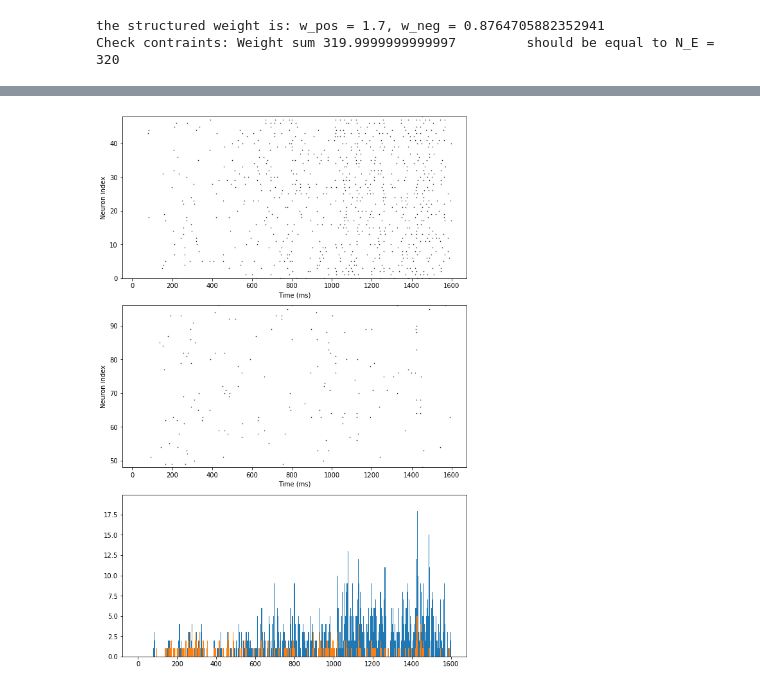
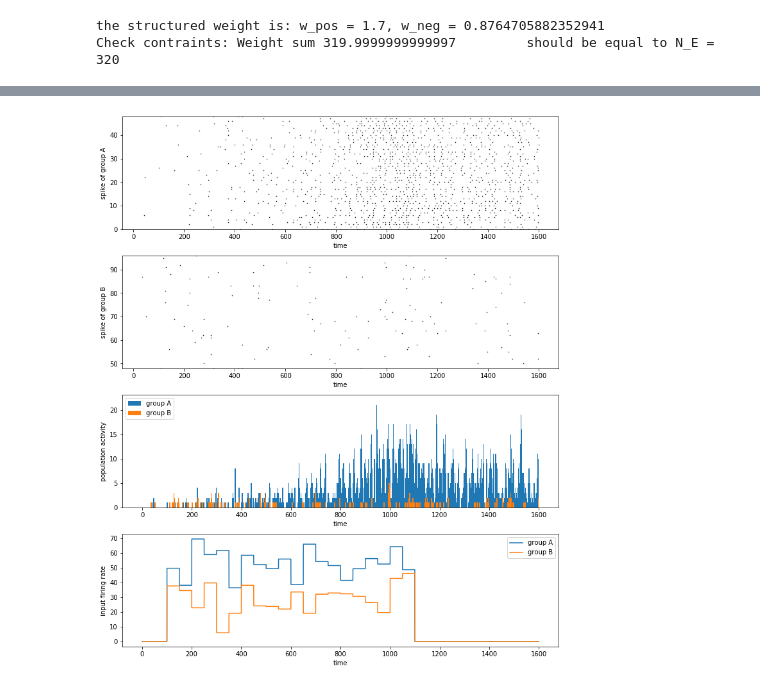
Before and after one commit to quanpeng0/BrainModels, a Jupyter notebook: docs/examples/from_papers/Wang_2002_decision_making_spiking.ipynb, the cells around one changed output, grey strips where cells are left out. Cells and saved outputs as stored; diff of their text form; code cells hidden in the pictures.

```diff
--- a/docs/examples/from_papers/Wang_2002_decision_making_spiking.ipynb
+++ b/docs/examples/from_papers/Wang_2002_decision_making_spiking.ipynb
@@ -364,7 +364,7 @@ syn_back2I_AMPA.pars['tau_decay'] = tau_decay_AMPA
 ## def stimulus input
 # Note: inputs only given to A and B group
 mu_0 = 40.
-coherence = 12.8
+coherence = 25.6
 rou_A = mu_0/100.
 rou_B = mu_0/100.
 mu_A = mu_0 + rou_A * coherence
@@ -449,4 +449,4 @@ net = bp.Network(neu_poisson,
 # Note: you may also use .add method of bp.Network to add
 #       NeuGroups and SynConns to network
 
-net.run(duration=total_period, inputs=[], report=True)
+net.run(duration=total_period, inputs=[], report=False)
@@ -467,33 +453,47 @@ Simulation is done in 166.863 s.
 # %%
 # visualize
 def compute_population_fr(data, time_window, time_step):
     spike_cnt_group = data.sum(axis = 1)
     pop_num = data.shape[1]
     time_cnt = int(time_step // bp.profile.get_dt())
     first_step_sum = spike_cnt_group[0:time_cnt].sum(axis = 0)
     pop_fr_group = []
     for t in range(data.shape[0]):
         if t < time_cnt:
             pop_fr_group.append((first_step_sum / time_step)/pop_num)
         else:
             pop_fr_group.append(spike_cnt_group[t - time_cnt:t].sum(axis = 0))
     return pop_fr_group
 
-fig, gs = bp.visualize.get_figure(3, 1, 4, 8)
+fig, gs = bp.visualize.get_figure(4, 1, 3, 10)
 
 fig.add_subplot(gs[0, 0])
 bp.visualize.raster_plot(net.ts, neu_E.mon.spike,
                          markersize=1, ylim=[0, N_A])
+plt.xlabel("time")
+plt.ylabel("spike of group A")
 fig.add_subplot(gs[1, 0])
 bp.visualize.raster_plot(net.ts, neu_E.mon.spike,
                          markersize=1, ylim=[N_A, N_A + N_B])
+plt.xlabel("time")
+plt.ylabel("spike of group B")
 
 fig.add_subplot(gs[2, 0])
 pop_fr_A = compute_population_fr(neu_E.mon.spike[:, 0:N_A], time_window = 50., time_step = 5.)
 pop_fr_B = compute_population_fr(neu_E.mon.spike[:, N_A: N_A+N_B], time_window = 50., time_step = 5.)
-plt.bar(net.ts, pop_fr_A)
-plt.bar(net.ts, pop_fr_B)
+plt.bar(net.ts, pop_fr_A, label = "group A")
+plt.bar(net.ts, pop_fr_B, label = "group B")
+plt.xlabel("time")
+plt.ylabel("population activity")
+plt.legend()
+
+fig.add_subplot(gs[3, 0])
+plt.plot(net.ts, neu_input2A.mon.freq[:, 0], label = "group A")
+plt.plot(net.ts, neu_input2B.mon.freq[:, 0], label = "group B")
+plt.xlabel("time")
+plt.ylabel("input firing rate")
+plt.legend()
 
 plt.show()
 # %% [output]
-[figure, old version]
+[figure, new version]
```
Also changed, not shown: parts of 2 cells of this notebook, 1 other file.
